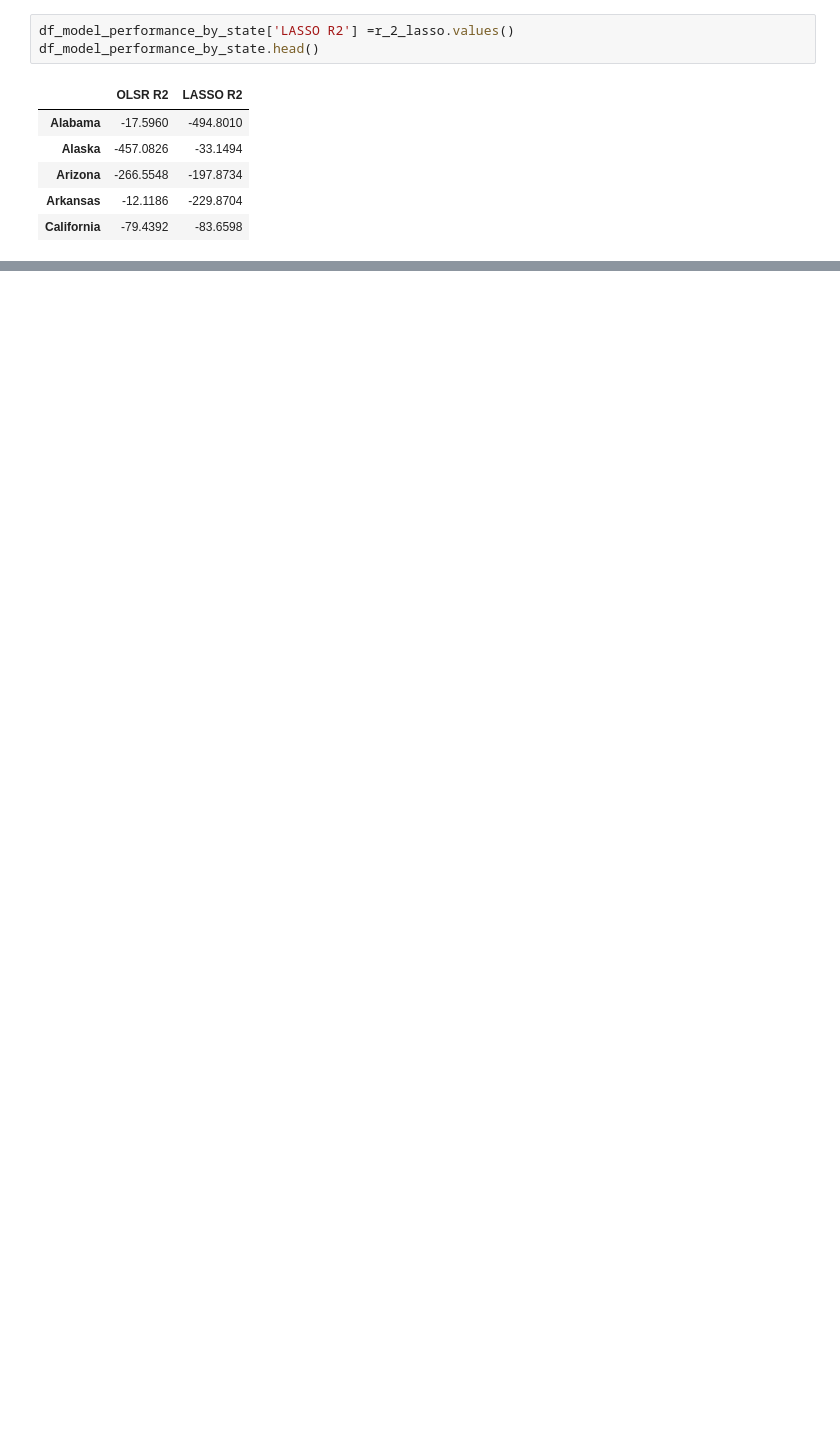
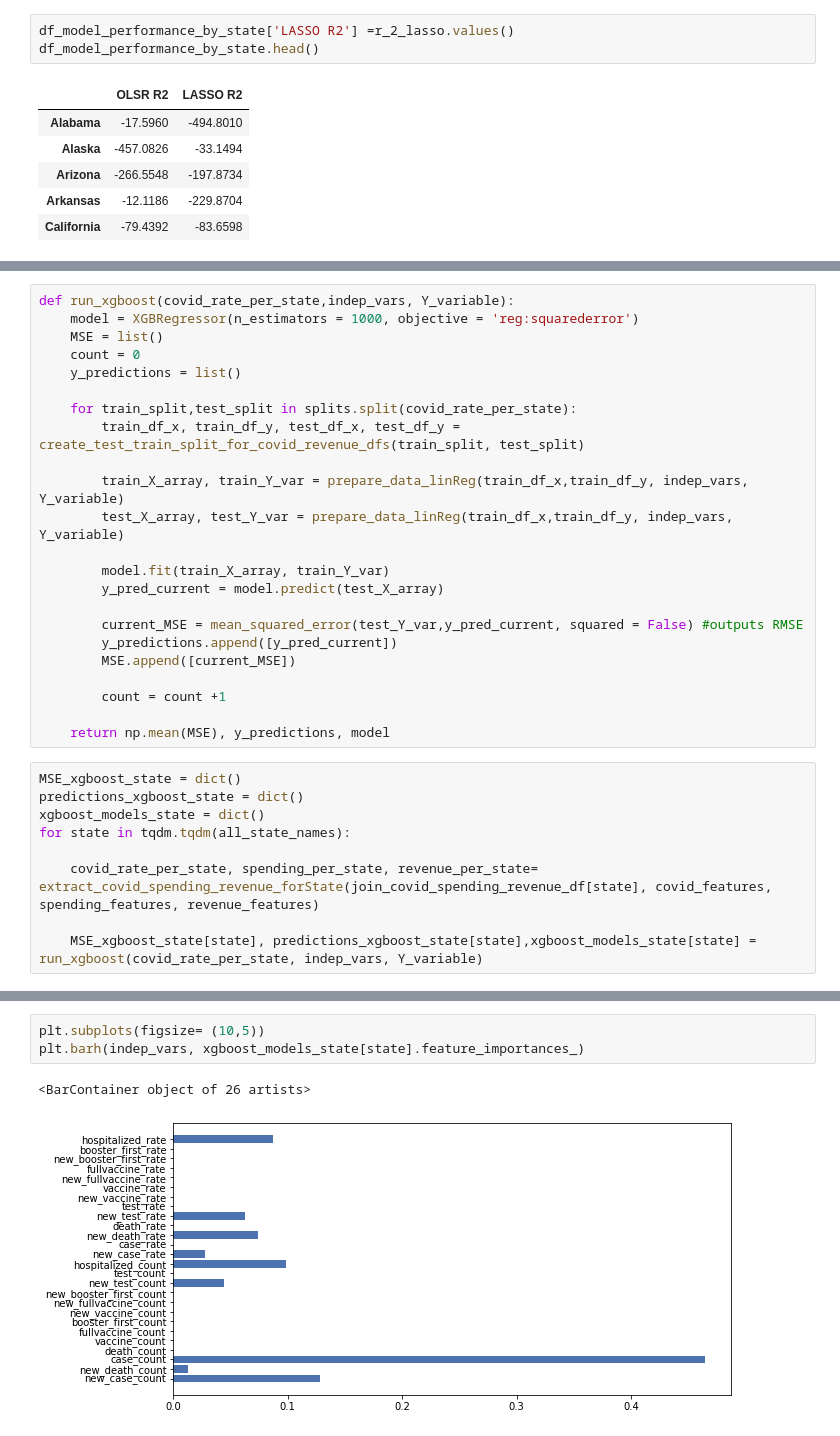
Before and after one commit to cjohnsoncruz/covid_spread_and_business_revenue, a Jupyter notebook: Quantifying_how_Covid_Case_Rates_affect_Business_Revenue.ipynb, the cells around one changed output, grey strips where cells are left out. Saved outputs shown, nothing was run; the diff lists cells and outputs as text; blank space fills up the shorter version.

```diff
--- a/Quantifying_how_Covid_Case_Rates_affect_Business_Revenue.ipynb
+++ b/Quantifying_how_Covid_Case_Rates_affect_Business_Revenue.ipynb
@@ -583,0 +584,32 @@ Further analysis will attempt to understand if temporal factors affect the relat
+# %%
+def run_xgboost(covid_rate_per_state,indep_vars, Y_variable):
+    model = XGBRegressor(n_estimators = 1000, objective = 'reg:squarederror')
+    MSE = list()
+    count = 0
+    y_predictions = list()
+
+    for train_split,test_split in splits.split(covid_rate_per_state):
+        train_df_x, train_df_y, test_df_x, test_df_y = create_test_train_split_for_covid_revenue_dfs(train_split, test_split)
+
+        train_X_array, train_Y_var = prepare_data_linReg(train_df_x,train_df_y, indep_vars, Y_variable)
+        test_X_array, test_Y_var = prepare_data_linReg(train_df_x,train_df_y, indep_vars, Y_variable)
+
+        model.fit(train_X_array, train_Y_var)
+        y_pred_current = model.predict(test_X_array)
+
+        current_MSE = mean_squared_error(test_Y_var,y_pred_current, squared = False) #outputs RMSE
+        y_predictions.append([y_pred_current])
+        MSE.append([current_MSE])
+
+        count = count +1
+
+    return np.mean(MSE), y_predictions, model
+# %%
+MSE_xgboost_state = dict()
+predictions_xgboost_state = dict()
+xgboost_models_state = dict()
+for state in tqdm.tqdm(all_state_names):
+
+    covid_rate_per_state, spending_per_state, revenue_per_state= extract_covid_spending_revenue_forState(join_covid_spending_revenue_df[state], covid_features, spending_features, revenue_features)
+
+    MSE_xgboost_state[state], predictions_xgboost_state[state],xgboost_models_state[state] = run_xgboost(covid_rate_per_state, indep_vars, Y_variable)
@@ -583,0 +638,6 @@ Further analysis will attempt to understand if temporal factors affect the relat
+# %%
+plt.subplots(figsize= (10,5))
+plt.barh(indep_vars, xgboost_models_state[state].feature_importances_)
+# %% [output]
+<BarContainer object of 26 artists>
+[figure, added]
```
Also changed, not shown: parts of 27 cells of this notebook.
